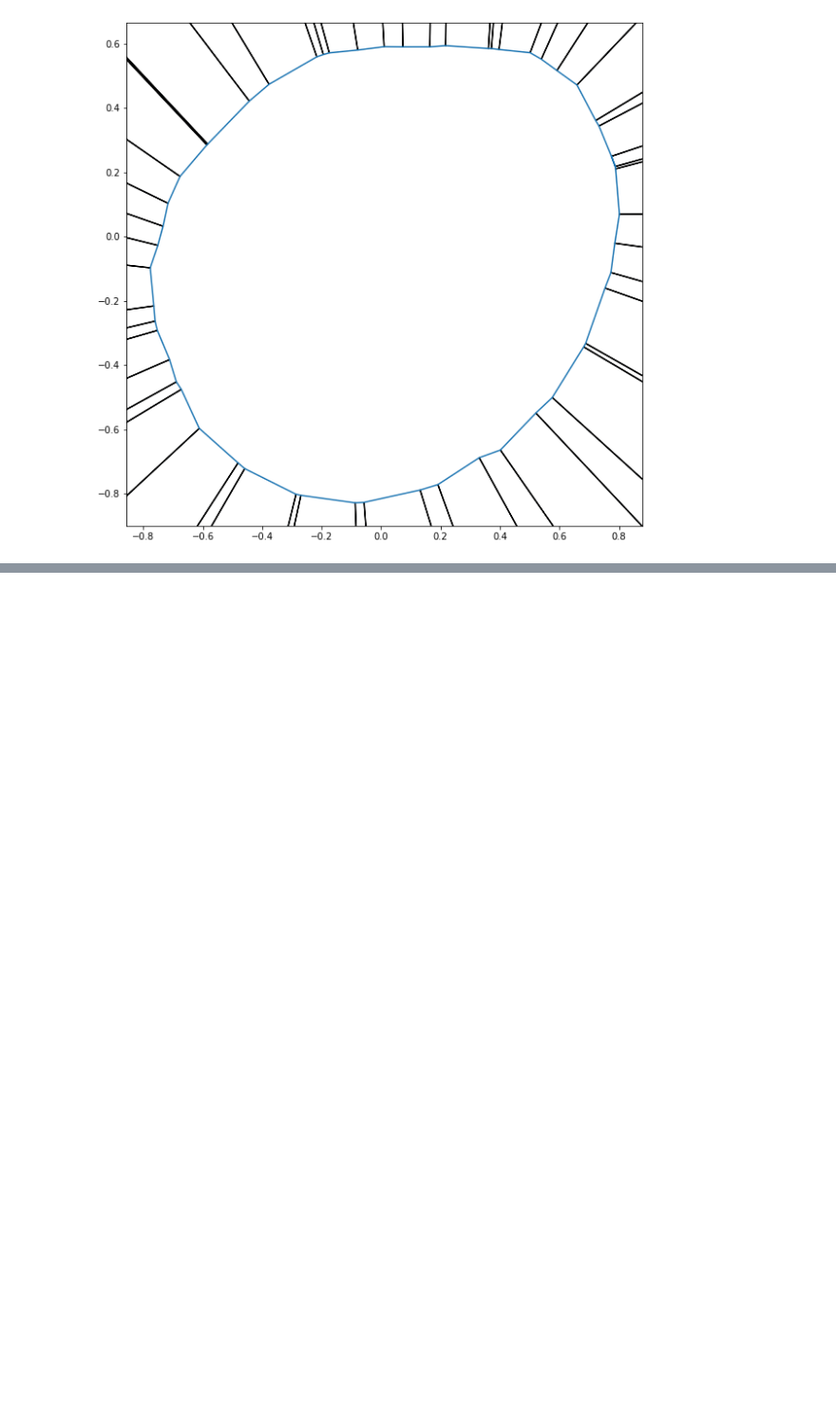
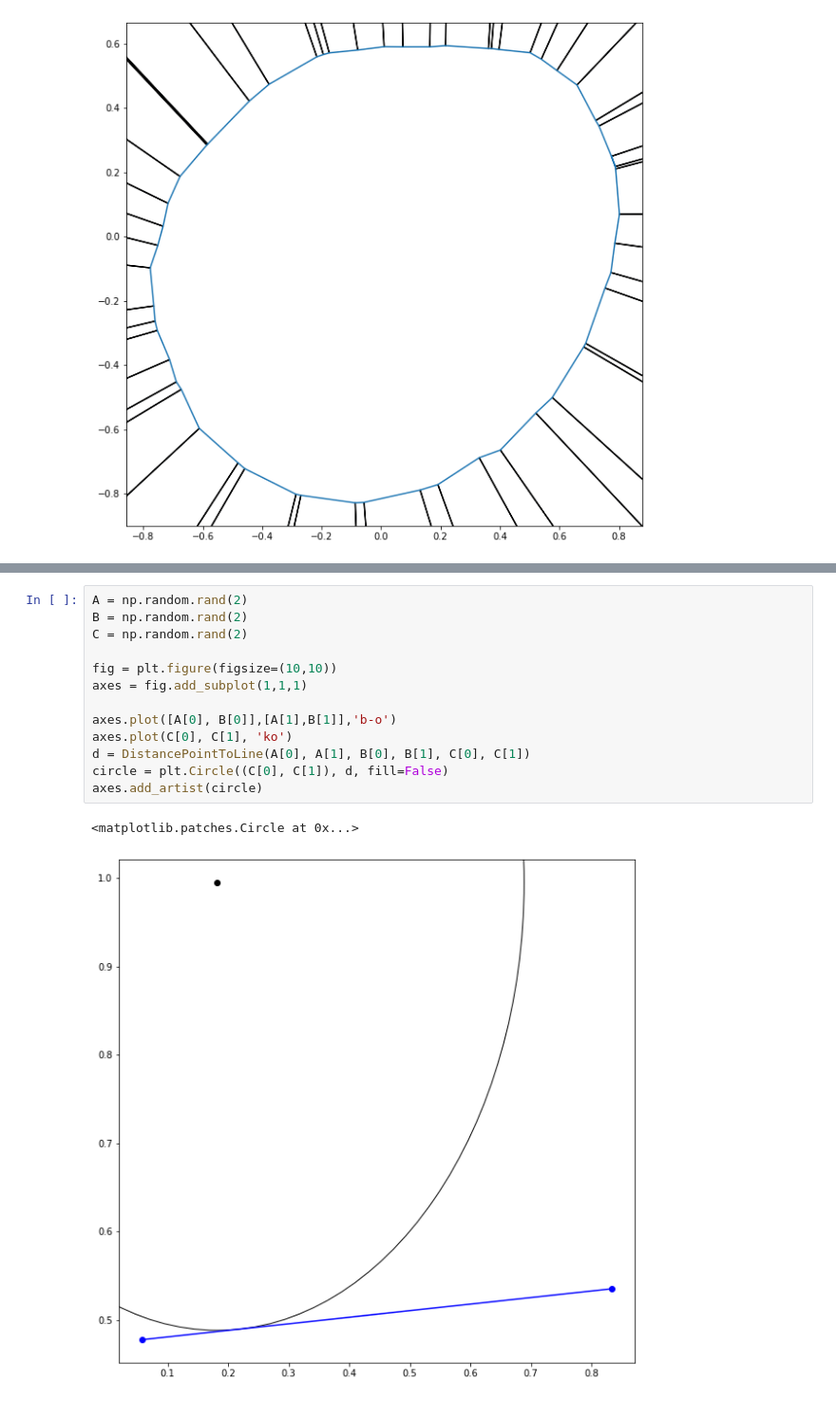
Before and after one commit to CAD-Team/heartflow, a Jupyter notebook: Model_00_slice_00/pressurized_artery.ipynb, the cells around one changed output, grey strips where cells are left out. Shown at 95% size. Drawn from its saved outputs; the diff is of its cells as text; blank space fills up the shorter version.

```diff
--- a/Model_00_slice_00/pressurized_artery.ipynb
+++ b/Model_00_slice_00/pressurized_artery.ipynb
@@ -787,0 +1043,16 @@ print(dist)
+# %%
+A = np.random.rand(2)
+B = np.random.rand(2)
+C = np.random.rand(2)
+
+fig = plt.figure(figsize=(10,10))
+axes = fig.add_subplot(1,1,1)
+
+axes.plot([A[0], B[0]],[A[1],B[1]],'b-o')
+axes.plot(C[0], C[1], 'ko')
+d = DistancePointToLine(A[0], A[1], B[0], B[1], C[0], C[1])
+circle = plt.Circle((C[0], C[1]), d, fill=False)
+axes.add_artist(circle)
+# %% [output]
+<matplotlib.patches.Circle at 0x...>
+[figure, added]
```
Also changed, not shown: parts of 44 cells of this notebook, 4 other files.
